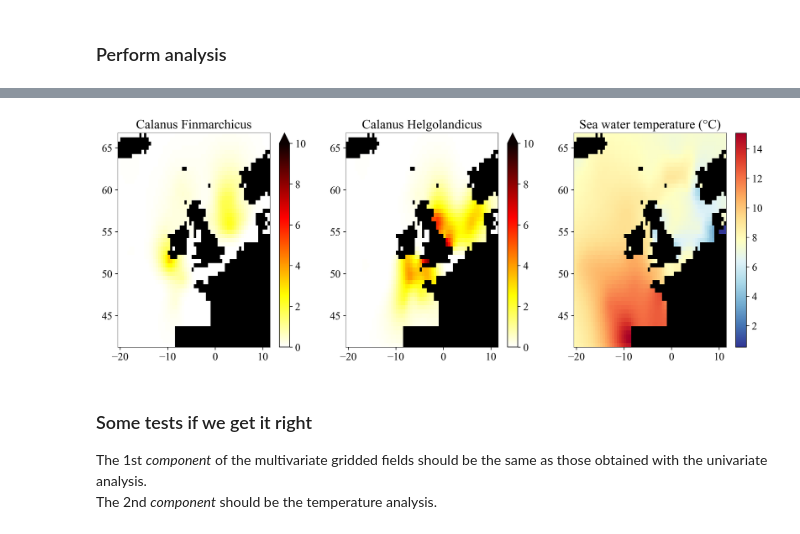
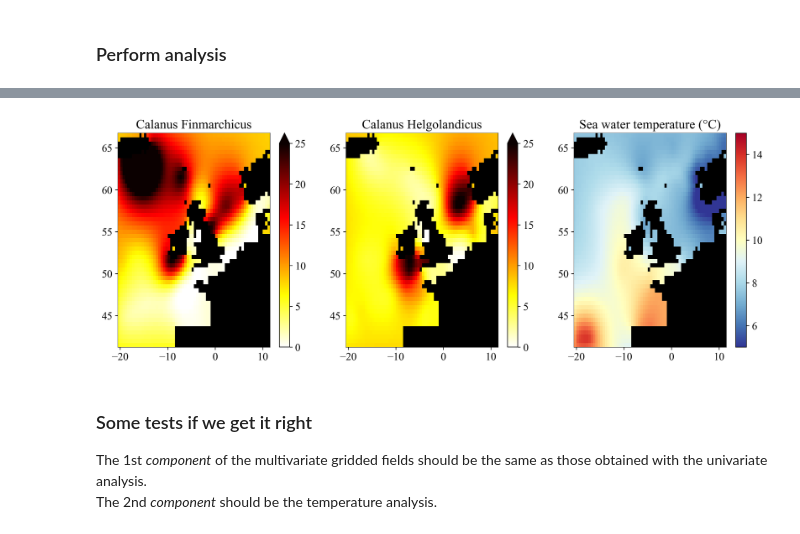
Before and after one commit to EMODnet/EMODnet-Biology-Interpolation-Calanus, a Jupyter notebook: analysis/interp_Calanus_multivariate.ipynb, the cells around one changed output, grey strips where cells are left out. Drawn from its saved outputs; the diff is of its cells as text; code cells hidden in the pictures.

```diff
--- a/analysis/interp_Calanus_multivariate.ipynb
+++ b/analysis/interp_Calanus_multivariate.ipynb
@@ -136,7 +146,10 @@ obstime[goodyear], obsvalue[goodyear];
 # %%
+Tmin = 5.
+Tmax = 15.
+
 fig = plt.figure(figsize=(12, 8))
 ax = plt.subplot(111)
-pcm = ax.scatter(lonT, latT, s=3, c=dataT, cmap=plt.cm.RdYlBu_r, zorder=3)
+pcm = ax.scatter(lonT, latT, s=7, c=dataT, cmap=plt.cm.RdYlBu_r, zorder=3, vmin=Tmin, vmax=Tmax)
 ax.pcolormesh(xi, yi, mask, cmap=plt.cm.binary_r, zorder=2)
 cb = plt.colorbar(pcm)
 cb.set_label("T(°C)", rotation=0, ha="left")
@@ -283,27 +284,33 @@ maskmulti[:,:,2] = mask;
 # %%
 fig = plt.figure(figsize=(15, 5))
 ax = plt.subplot(131)
-pcm1 = ax.pcolormesh(xi[:,:,1], yi[:,:,1], fi1[:,:,1], vmin=0, vmax=10., cmap=plt.cm.hot_r, zorder=3)
+pcm1 = ax.pcolormesh(xi[:,:,1], yi[:,:,1],
+    (fi1[:,:,1] .* calanus_finmarchicus_sel_std) .+ calanus_finmarchicus_sel_mean,
+    vmin=0, vmax=25., cmap=plt.cm.hot_r, zorder=3)
 ax.pcolormesh(xi[:,:,1], yi[:,:,1], mask[:,:,1], cmap=plt.cm.binary_r, zorder=2)
 ax.set_title("Calanus Finmarchicus")
 cb = plt.colorbar(pcm1, extend="max")
 
 ax = plt.subplot(132)
-pcm2 = ax.pcolormesh(xi[:,:,1], yi[:,:,1], fi2[:,:,1], vmin=0, vmax=10., cmap=plt.cm.hot_r, zorder=3)
+pcm2 = ax.pcolormesh(xi[:,:,1], yi[:,:,1],
+    (fi2[:,:,1] .* calanus_helgolandicus_sel_std) .+ calanus_helgolandicus_sel_mean,
+    vmin=0, vmax=25., cmap=plt.cm.hot_r, zorder=3)
 ax.pcolormesh(xi[:,:,1], yi[:,:,1], mask, cmap=plt.cm.binary_r, zorder=2)
 ax.set_title("Calanus Helgolandicus")
 cb = plt.colorbar(pcm2, extend="max")
 
 ax = plt.subplot(133)
-pcm3 = ax.pcolormesh(xi[:,:,1], yi[:,:,1], fi1[:,:,2] .+ mean(dataT), cmap=plt.cm.RdYlBu_r, zorder=3)
+pcm3 = ax.pcolormesh(xi[:,:,1], yi[:,:,1],
+    (fi1[:,:,2] .* dataT_std) .+ mean(dataT),
+    cmap=plt.cm.RdYlBu_r, zorder=3, vmin=Tmin, vmax=Tmax)
 ax.pcolormesh(xi[:,:,1], yi[:,:,1], mask, cmap=plt.cm.binary_r, zorder=2)
 ax.set_title("Sea water temperature (°C)")
 cb = plt.colorbar(pcm3)
 
-
+plt.savefig(joinpath(figdir, "monovariate01.png"), dpi=300, bbox_inches="tight")
 plt.show()
 # %% [output]
-[figure, old version]
+[figure, new version]
 # %% [markdown]
 ### Some tests if we get it right
 The 1st _component_ of the multivariate gridded fields should be the same as those obtained with the univariate analysis.
```
Also changed, not shown: parts of 26 cells of this notebook, 2 other files.
